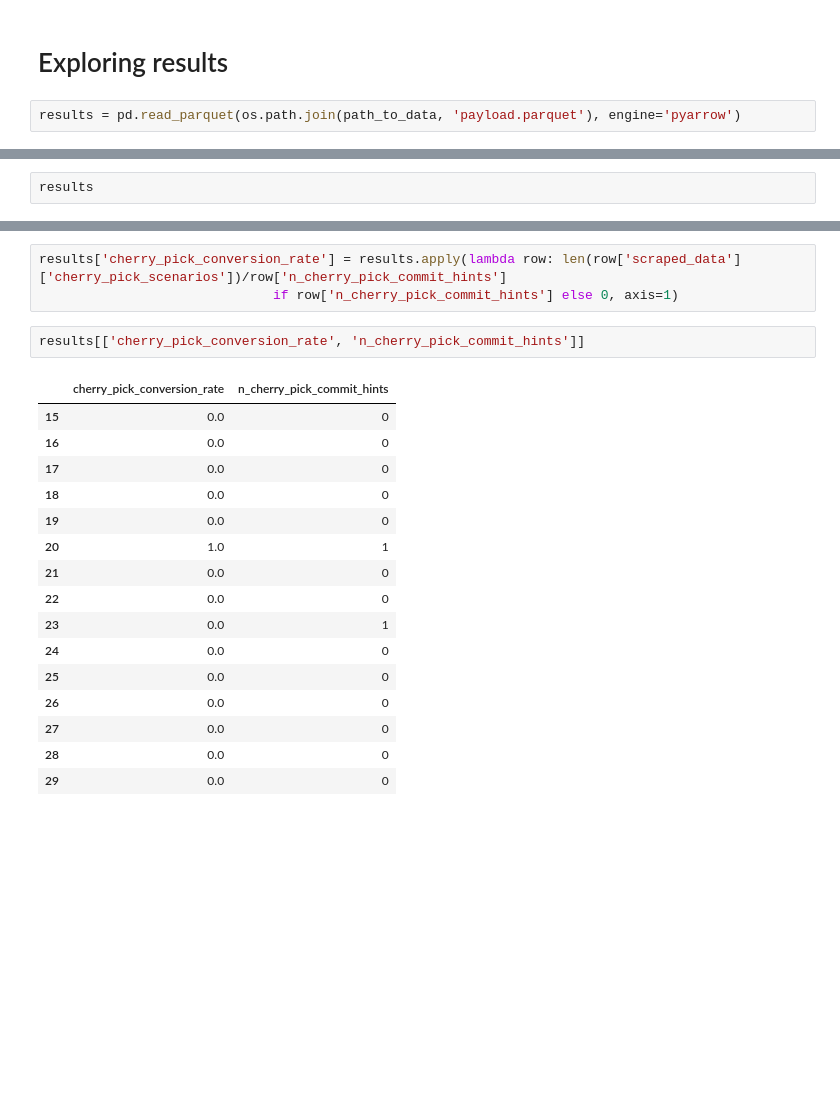
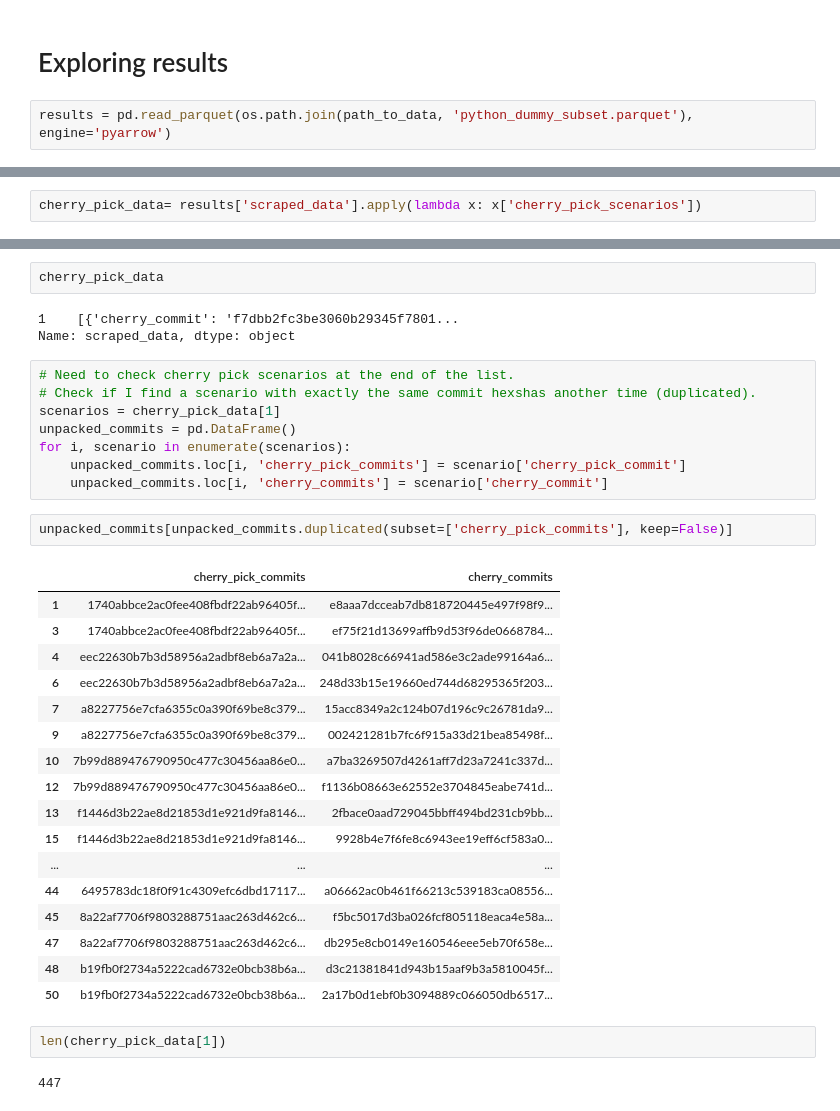
Before and after one commit to JetBrains-Research/vcs-agent, a Jupyter notebook: src/notebooks/scrape_repos.ipynb, the cells around one changed output, grey strips where cells are left out. Cells and saved outputs as stored; diff of their text form; blank space fills up the shorter version.

Commit message:
Update: Investigate additional cherry pick scenarios
Ensure that we do not mine the same scenarios multiple times with the two different approaches and note edge cases for documentation.

```diff
--- a/src/notebooks/scrape_repos.ipynb
+++ b/src/notebooks/scrape_repos.ipynb
@@ -222,4 +106,4 @@ Repository already exists, using local directory instead of cloning.
 # %% [markdown]
 # Exploring results
 # %%
-results = pd.read_parquet(os.path.join(path_to_data, 'payload.parquet'), engine='pyarrow')
+results = pd.read_parquet(os.path.join(path_to_data, 'python_dummy_subset.parquet'), engine='pyarrow')
@@ -245,2 +155,2 @@ Name: n_cherry_pick_commit_hints, dtype: int64
 # %%
-results
+cherry_pick_data= results['scraped_data'].apply(lambda x: x['cherry_pick_scenarios'])
@@ -265,22 +157,37 @@ results
-# %%
-results['cherry_pick_conversion_rate'] = results.apply(lambda row: len(row['scraped_data']['cherry_pick_scenarios'])/row['n_cherry_pick_commit_hints']
-                              if row['n_cherry_pick_commit_hints'] else 0, axis=1)
-# %%
-results[['cherry_pick_conversion_rate', 'n_cherry_pick_commit_hints']]
-# %% [output]
-|  | cherry_pick_conversion_rate | n_cherry_pick_commit_hints |
-| 15 | 0.0 | 0 |
-| 16 | 0.0 | 0 |
-| 17 | 0.0 | 0 |
-| 18 | 0.0 | 0 |
-| 19 | 0.0 | 0 |
-| 20 | 1.0 | 1 |
-| 21 | 0.0 | 0 |
-| 22 | 0.0 | 0 |
-| 23 | 0.0 | 1 |
-| 24 | 0.0 | 0 |
-| 25 | 0.0 | 0 |
-| 26 | 0.0 | 0 |
-| 27 | 0.0 | 0 |
-| 28 | 0.0 | 0 |
-| 29 | 0.0 | 0 |
+# %%
+cherry_pick_data
+# %% [output]
+1    [{'cherry_commit': 'f7dbb2fc3be3060b29345f7801...
+Name: scraped_data, dtype: object
+# %%
+# Need to check cherry pick scenarios at the end of the list.
+# Check if I find a scenario with exactly the same commit hexshas another time (duplicated).
+scenarios = cherry_pick_data[1]
+unpacked_commits = pd.DataFrame()
+for i, scenario in enumerate(scenarios):
+    unpacked_commits.loc[i, 'cherry_pick_commits'] = scenario['cherry_pick_commit']
+    unpacked_commits.loc[i, 'cherry_commits'] = scenario['cherry_commit']
+# %%
+unpacked_commits[unpacked_commits.duplicated(subset=['cherry_pick_commits'], keep=False)]
+# %% [output]
+|  | cherry_pick_commits | cherry_commits |
+| 1 | 1740abbce2ac0fee408fbdf22ab96405f... | e8aaa7dcceab7db818720445e497f98f9... |
+| 3 | 1740abbce2ac0fee408fbdf22ab96405f... | ef75f21d13699affb9d53f96de0668784... |
+| 4 | eec22630b7b3d58956a2adbf8eb6a7a2a... | 041b8028c66941ad586e3c2ade99164a6... |
+| 6 | eec22630b7b3d58956a2adbf8eb6a7a2a... | 248d33b15e19660ed744d68295365f203... |
+| 7 | a8227756e7cfa6355c0a390f69be8c379... | 15acc8349a2c124b07d196c9c26781da9... |
+| 9 | a8227756e7cfa6355c0a390f69be8c379... | 002421281b7fc6f915a33d21bea85498f... |
+| 10 | 7b99d889476790950c477c30456aa86e0... | a7ba3269507d4261aff7d23a7241c337d... |
+| 12 | 7b99d889476790950c477c30456aa86e0... | f1136b08663e62552e3704845eabe741d... |
+| 13 | f1446d3b22ae8d21853d1e921d9fa8146... | 2fbace0aad729045bbff494bd231cb9bb... |
+| 15 | f1446d3b22ae8d21853d1e921d9fa8146... | 9928b4e7f6fe8c6943ee19eff6cf583a0... |
+| ... | ... | ... |
+| 44 | 6495783dc18f0f91c4309efc6dbd17117... | a06662ac0b461f66213c539183ca08556... |
+| 45 | 8a22af7706f9803288751aac263d462c6... | f5bc5017d3ba026fcf805118eaca4e58a... |
+| 47 | 8a22af7706f9803288751aac263d462c6... | db295e8cb0149e160546eee5eb70f658e... |
+| 48 | b19fb0f2734a5222cad6732e0bcb38b6a... | d3c21381841d943b15aaf9b3a5810045f... |
+| 50 | b19fb0f2734a5222cad6732e0bcb38b6a... | 2a17b0d1ebf0b3094889c066050db6517... |
+# %%
+len(cherry_pick_data[1])
+# %% [output]
+447
```
Also changed, not shown: parts of 28 cells of this notebook, 1 other file.
